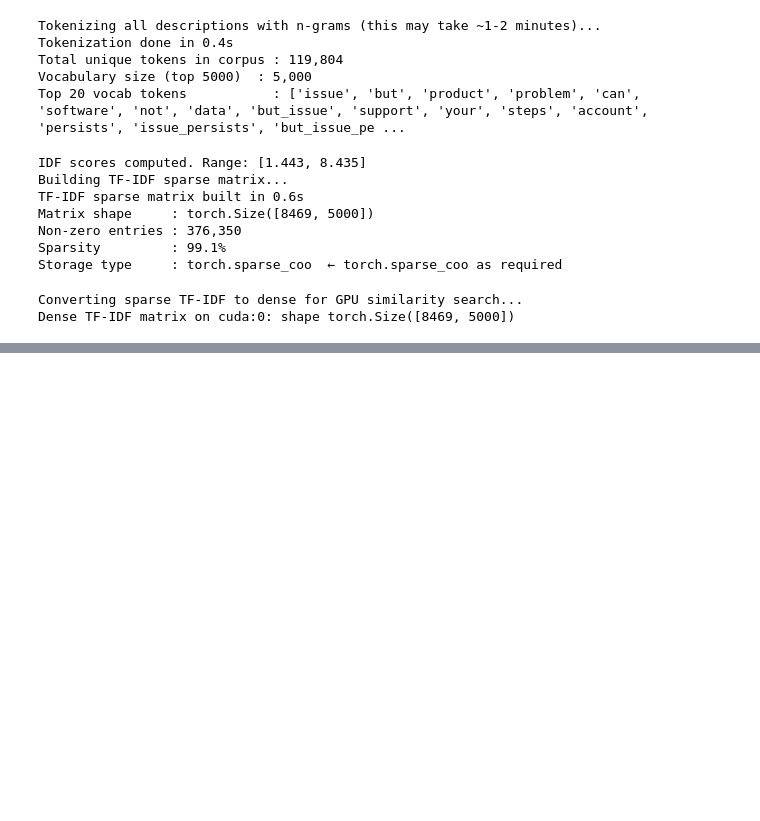
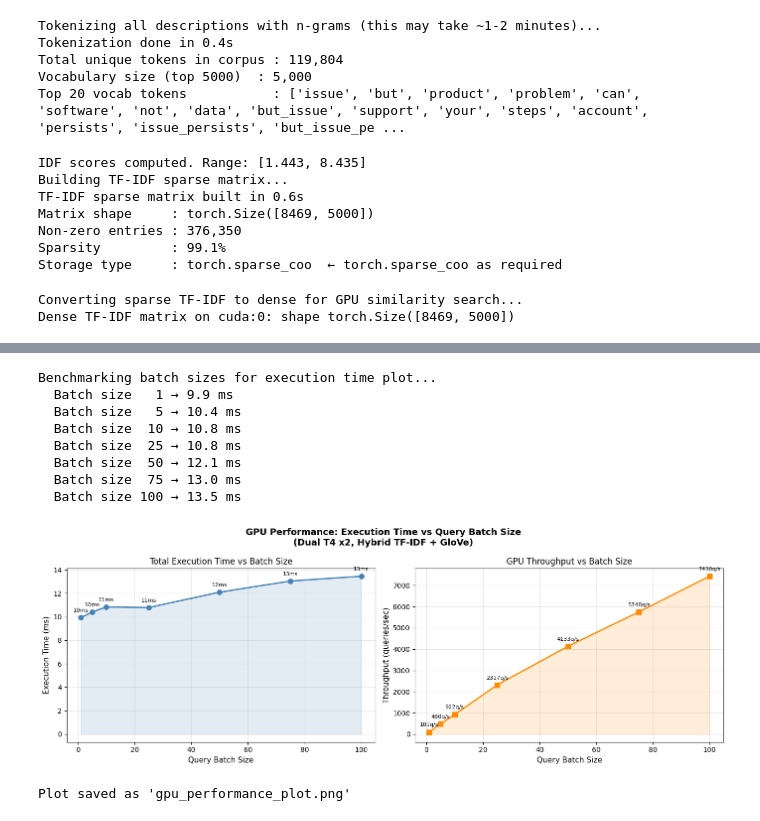
Before and after one commit to Faheem-Akhtar3066/Assignment-3-Hybrid-Semantic-Retrieval-Intelligence-System-HSRIS-, a Jupyter notebook: assignmnet-3-data-science.ipynb, the cells around one changed output, grey strips where cells are left out. Cells and saved outputs as stored; diff of their text form; code cells hidden in the pictures; blank space fills up the shorter version.

```diff
--- a/assignmnet-3-data-science.ipynb
+++ b/assignmnet-3-data-science.ipynb
@@ -756,0 +1382,72 @@ Dense TF-IDF matrix on cuda:0: shape torch.Size([8469, 5000])
+# %%
+# ─────────────────────────────────────────────────────────────────────────────
+# SECTION 8B — EXECUTION TIME vs QUERY BATCH SIZE PLOT
+# Requirement (Training Logs): Plot execution time vs query batch size on GPU.
+# ─────────────────────────────────────────────────────────────────────────────
+
+print("Benchmarking batch sizes for execution time plot...")
+batch_sizes = [1, 5, 10, 25, 50, 75, 100]
+exec_times   = []
+
+for bs in batch_sizes:
+    # Use the pre-built batch vectors, slice to bs queries
+    q_t = q_tfidf_batch[:bs]
+    q_g = q_glove_batch[:bs]
+
+    # Warm-up
+    _ = dual_gpu_batch_similarity(q_t, q_g, alpha=ALPHA)
+
+    # Timed run (average of 3)
+    times = []
+    for _ in range(3):
+        t0 = time.time()
+        _ = dual_gpu_batch_similarity(q_t, q_g, alpha=ALPHA)
+        times.append(time.time() - t0)
+    exec_times.append(np.mean(times))
+    print(f"  Batch size {bs:>3} → {np.mean(times)*1000:.1f} ms")
+
+# ── COMPLETED: Execution times measured for batch sizes 1..100 on GPU. ──
+
+# Plot
+fig, axes = plt.subplots(1, 2, figsize=(14, 5))
+fig.suptitle('GPU Performance: Execution Time vs Query Batch Size\n(Dual T4 x2, Hybrid TF-IDF + GloVe)',
+             fontsize=13, fontweight='bold')
+
+# Left: raw execution time
+axes[0].plot(batch_sizes, [t*1000 for t in exec_times], 'o-', color='steelblue', linewidth=2, markersize=7)
+axes[0].fill_between(batch_sizes, [t*1000 for t in exec_times], alpha=0.15, color='steelblue')
+axes[0].set_xlabel('Query Batch Size', fontsize=11)
+axes[0].set_ylabel('Execution Time (ms)', fontsize=11)
+axes[0].set_title('Total Execution Time vs Batch Size')
+axes[0].grid(True, alpha=0.3)
+for x, y in zip(batch_sizes, exec_times):
+    axes[0].annotate(f'{y*1000:.0f}ms', (x, y*1000), textcoords="offset points", xytext=(0,8), ha='center', fontsize=8)
+
+# Right: throughput (queries/sec)
+throughputs = [bs/t for bs, t in zip(batch_sizes, exec_times)]
+axes[1].plot(batch_sizes, throughputs, 's-', color='darkorange', linewidth=2, markersize=7)
+axes[1].fill_between(batch_sizes, throughputs, alpha=0.15, color='darkorange')
+axes[1].set_xlabel('Query Batch Size', fontsize=11)
+axes[1].set_ylabel('Throughput (queries/sec)', fontsize=11)
+axes[1].set_title('GPU Throughput vs Batch Size')
+axes[1].grid(True, alpha=0.3)
+for x, y in zip(batch_sizes, throughputs):
+    axes[1].annotate(f'{y:.0f}q/s', (x, y), textcoords="offset points", xytext=(0,8), ha='center', fontsize=8)
+
+plt.tight_layout()
+plt.savefig('gpu_performance_plot.png', dpi=150, bbox_inches='tight')
+plt.show()
+print("Plot saved as 'gpu_performance_plot.png'")
+
+# ── COMPLETED: Execution time vs batch size plot generated and saved. ──
+# %% [output]
+Benchmarking batch sizes for execution time plot...
+  Batch size   1 → 9.9 ms
+  Batch size   5 → 10.4 ms
+  Batch size  10 → 10.8 ms
+  Batch size  25 → 10.8 ms
+  Batch size  50 → 12.1 ms
+  Batch size  75 → 13.0 ms
+  Batch size 100 → 13.5 ms
+[figure, added]
+Plot saved as 'gpu_performance_plot.png'
```
Also changed, not shown: parts of 21 cells of this notebook.
